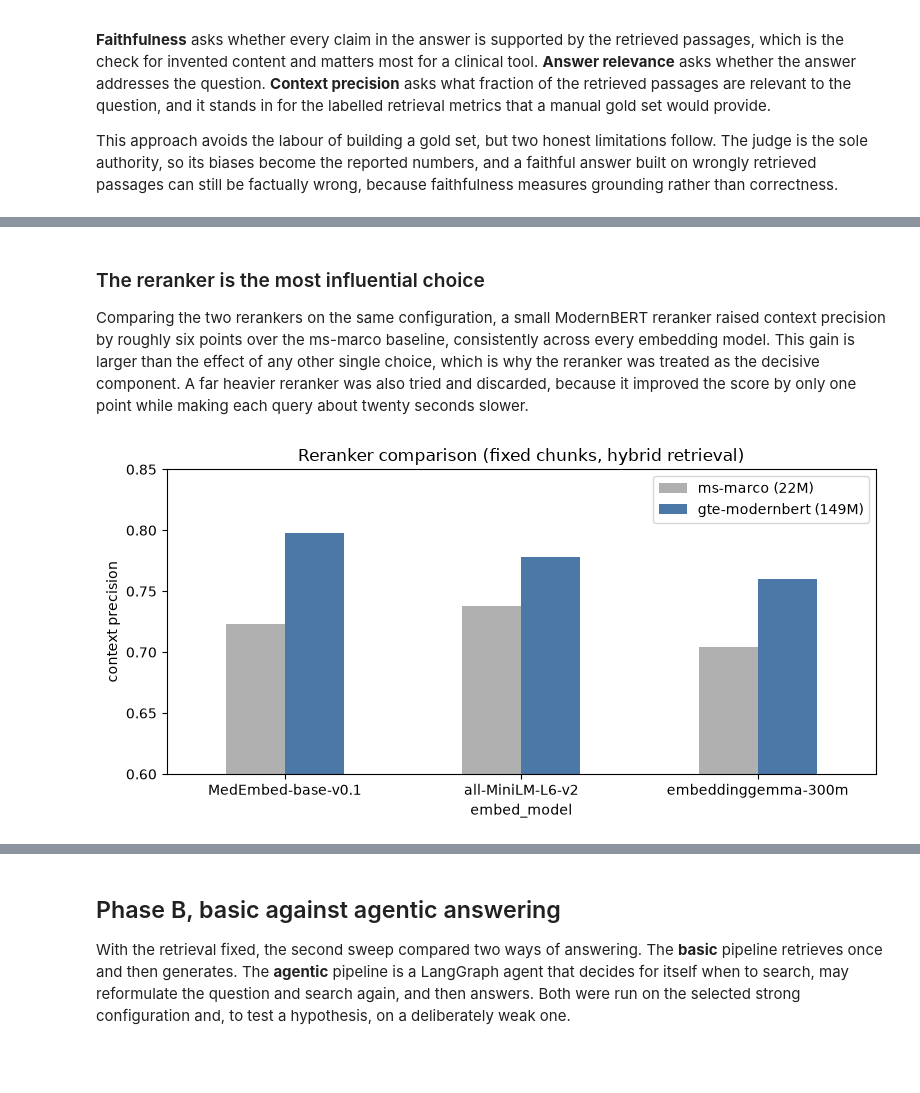
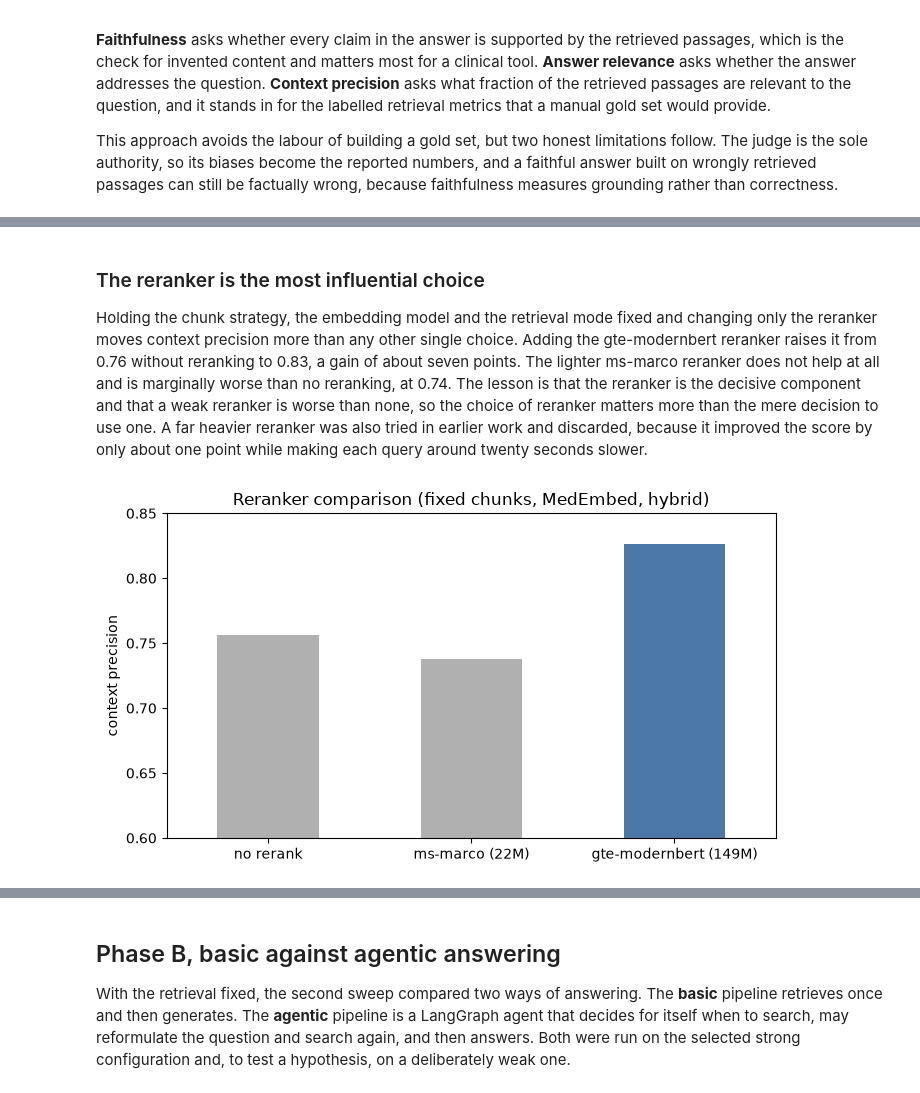
Before and after one commit to tasosrigos-bit/ocular-scan-ai, a Jupyter notebook: notebooks/08_rag_evaluation.ipynb, the cells around one changed output, grey strips where cells are left out. Saved outputs shown, nothing was run; the diff lists cells and outputs as text; code cells hidden in the pictures; blank space fills up the shorter version.

```diff
--- a/notebooks/08_rag_evaluation.ipynb
+++ b/notebooks/08_rag_evaluation.ipynb
@@ -72,29 +80,39 @@ a[["faithfulness", "answer_relevance", "context_precision"]].agg(["mean", "min",
 # %% [markdown]
 ### The reranker is the most influential choice
 
-Comparing the two rerankers on the same configuration, a small ModernBERT reranker raised context
-precision by roughly six points over the ms-marco baseline, consistently across every embedding
-model. This gain is larger than the effect of any other single choice, which is why the reranker
-was treated as the decisive component. A far heavier reranker was also tried and discarded, because
-it improved the score by only one point while making each query about twenty seconds slower.
+Holding the chunk strategy, the embedding model and the retrieval mode fixed and changing only the
+reranker moves context precision more than any other single choice. Adding the gte-modernbert
+reranker raises it from 0.76 without reranking to 0.83, a gain of about seven points. The lighter
+ms-marco reranker does not help at all and is marginally worse than no reranking, at 0.74. The lesson
+is that the reranker is the decisive component and that a weak reranker is worse than none, so the
+choice of reranker matters more than the mere decision to use one. A far heavier reranker was also
+tried in earlier work and discarded, because it improved the score by only about one point while
+making each query around twenty seconds slower.
 # %%
 import matplotlib.pyplot as plt
 
-r = a[(a["chunk_strategy"] == "fixed") & (a["mode"] == "hybrid") & (a["rerank"] != "none")].copy()
-r["reranker"] = r["rerank"].map({
+# the reranker axis: no rerank vs the two rerankers, all else held at the baseline
+rr = a[(a["chunk_strategy"] == "fixed")
+       & (a["embed_model"] == "MedEmbed-base-v0.1")
+       & (a["mode"] == "hybrid")].copy()
+label = {
+    "none": "no rerank",
     "ms-marco-MiniLM-L-6-v2": "ms-marco (22M)",
     "gte-reranker-modernbert-base": "gte-modernbert (149M)",
-})
-piv = r.pivot_table(index="embed_model", columns="reranker", values="context_precision")
-piv[["ms-marco (22M)", "gte-modernbert (149M)"]].plot.bar(figsize=(8, 4), color=["#B0B0B0", "#4C78A8"], rot=0)
-plt.ylabel("context precision")
-plt.title("Reranker comparison (fixed chunks, hybrid retrieval)")
-plt.ylim(0.6, 0.85)
-plt.legend(title="")
+}
+rr["reranker"] = rr["rerank"].map(label)
+order = ["no rerank", "ms-marco (22M)", "gte-modernbert (149M)"]
+cp = rr.set_index("reranker").reindex(order)["context_precision"]
+
+ax = cp.plot.bar(figsize=(7, 4), color=["#B0B0B0", "#B0B0B0", "#4C78A8"], rot=0)
+ax.set_ylabel("context precision")
+ax.set_title("Reranker comparison (fixed chunks, MedEmbed, hybrid)")
+ax.set_ylim(0.6, 0.85)
+ax.set_xlabel("")
 plt.tight_layout()
 plt.show()
 # %% [output]
-[figure, old version]
+[figure, new version]
 # %% [markdown]
 ### Chunk strategy, retrieval mode and embedding model
 
```
Also changed, not shown: parts of 12 cells of this notebook, 6 other files.
